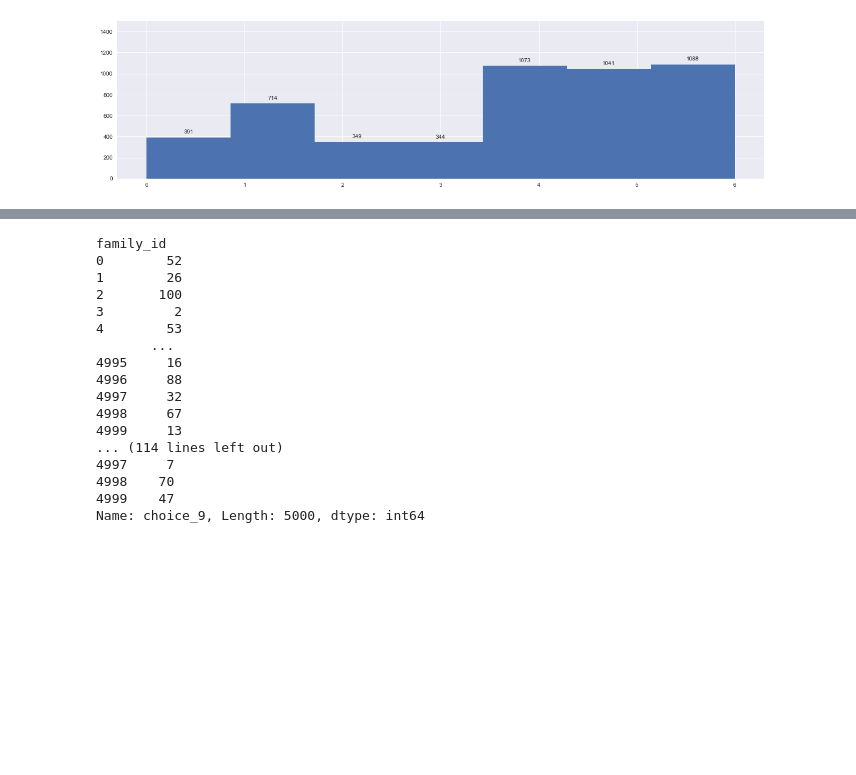
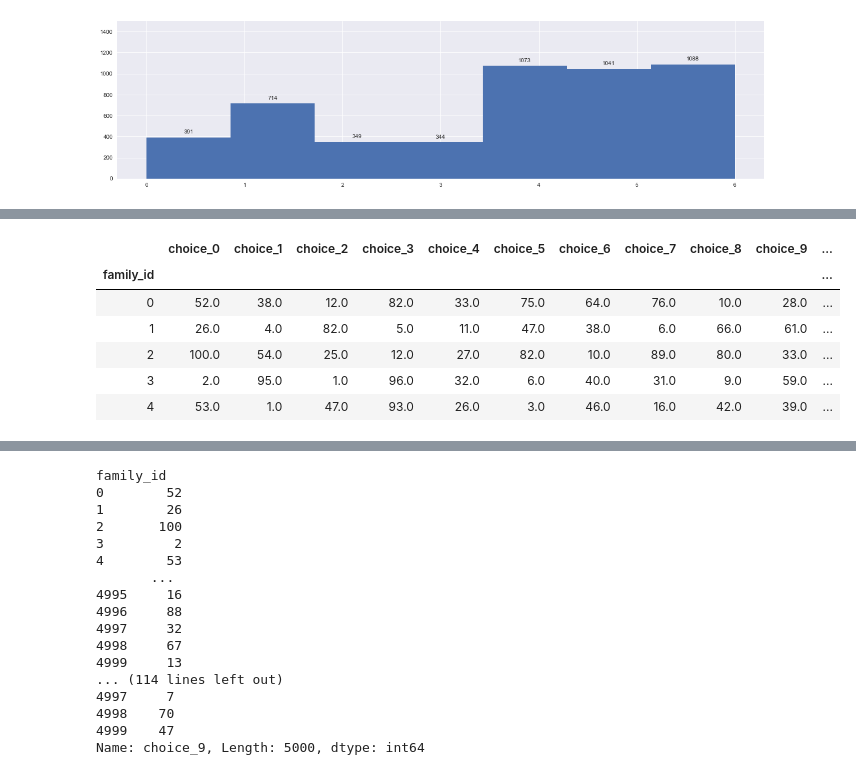
Before and after one commit to tdrumhel1/santa, a Jupyter notebook: santa-notebook-v1.ipynb, the cells around one changed output, grey strips where cells are left out. Cells and saved outputs as stored; diff of their text form; code cells hidden in the pictures; blank space fills up the shorter version.

```diff
--- a/santa-notebook-v1.ipynb
+++ b/santa-notebook-v1.ipynb
@@ -231,0 +230,11 @@ for row in
+# %%
+non_weekend_or_xmas = data.where(~data.choice_0_day.isin([5,6])&data.choice_0_day != 1).dropna()
+non_weekend_or_xmas.head()
+# %% [output]
+|  | choice_0 | choice_1 | choice_2 | choice_3 | choice_4 | choice_5 | choice_6 | choice_7 | choice_8 | choice_9 | ... |
+| family_id |  |  |  |  |  |  |  |  |  |  | ... |
+| 0 | 52.0 | 38.0 | 12.0 | 82.0 | 33.0 | 75.0 | 64.0 | 76.0 | 10.0 | 28.0 | ... |
+| 1 | 26.0 | 4.0 | 82.0 | 5.0 | 11.0 | 47.0 | 38.0 | 6.0 | 66.0 | 61.0 | ... |
+| 2 | 100.0 | 54.0 | 25.0 | 12.0 | 27.0 | 82.0 | 10.0 | 89.0 | 80.0 | 33.0 | ... |
+| 3 | 2.0 | 95.0 | 1.0 | 96.0 | 32.0 | 6.0 | 40.0 | 31.0 | 9.0 | 59.0 | ... |
+| 4 | 53.0 | 1.0 | 47.0 | 93.0 | 26.0 | 3.0 | 46.0 | 16.0 | 42.0 | 39.0 | ... |
```
Also changed, not shown: parts of 6 cells of this notebook.
